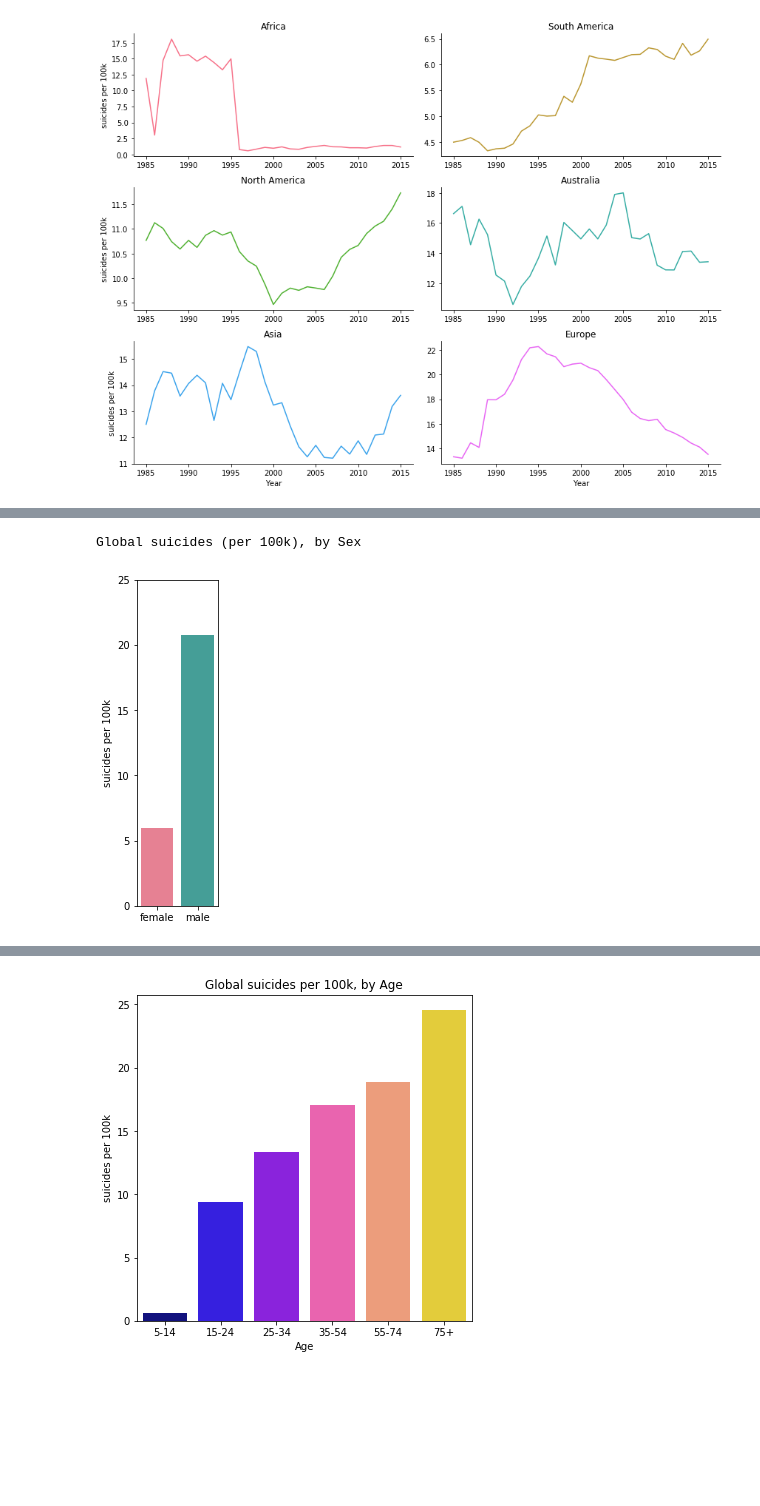
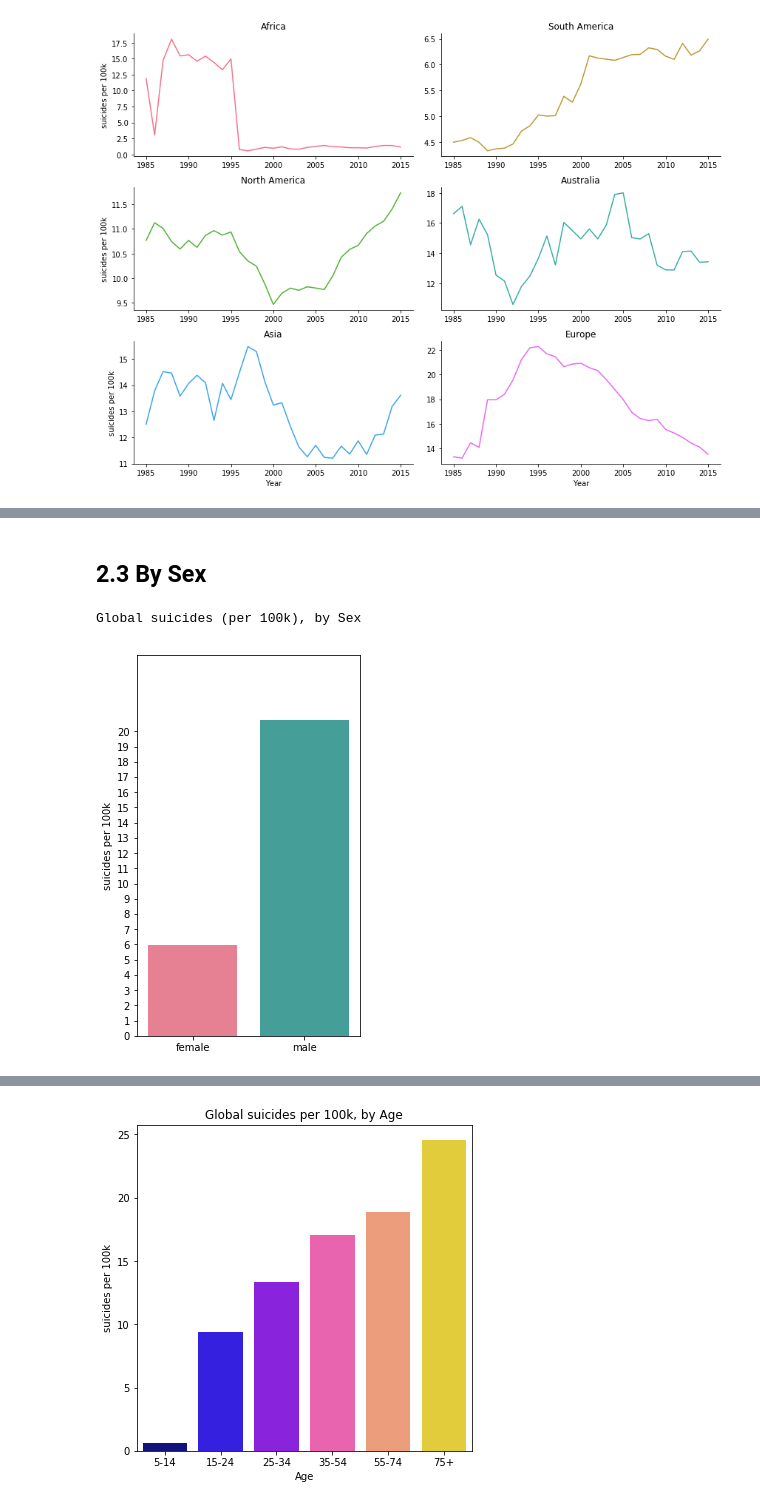
Before and after one commit to vaishali-vcs/DataScienceFoundation_Project, a Jupyter notebook: SuicideDataAnalysis.ipynb, the cells around one changed output, grey strips where cells are left out. Saved outputs shown, nothing was run; the diff lists cells and outputs as text; code cells hidden in the pictures; blank space fills up the shorter version.

```diff
--- a/SuicideDataAnalysis.ipynb
+++ b/SuicideDataAnalysis.ipynb
@@ -135,15 +263,17 @@ Global Suicides (per 100k), by Continent
+# %% [markdown]
+## 2.3 By Sex
 # %%
 sexresults = pd.DataFrame({"suicides_per_100k": train.groupby(["Sex"])['suicides_no'].sum()* 100000 / train.groupby(["Sex"])['population'].sum()
                        },index=None)
 sexresults = sexresults.reset_index().sort_values('suicides_per_100k')
 print('Global suicides (per 100k), by Sex\n')
-plt.figure(figsize=(1.45, 6))
+plt.figure(figsize=(4, 7))
 g = sb.barplot(x='Sex', y= 'suicides_per_100k' ,ci = None, palette="husl"
               ,data = sexresults)
 
 g.set(xlabel='', ylabel='suicides per 100k')
-
+g.set_yticks(np.arange(0,21,1))
 g.set_ylim(0, 25);
 # %% [output]
 Global suicides (per 100k), by Sex
-[figure, old version]
+[figure, new version]
```
Also changed, not shown: parts of 113 cells of this notebook.
